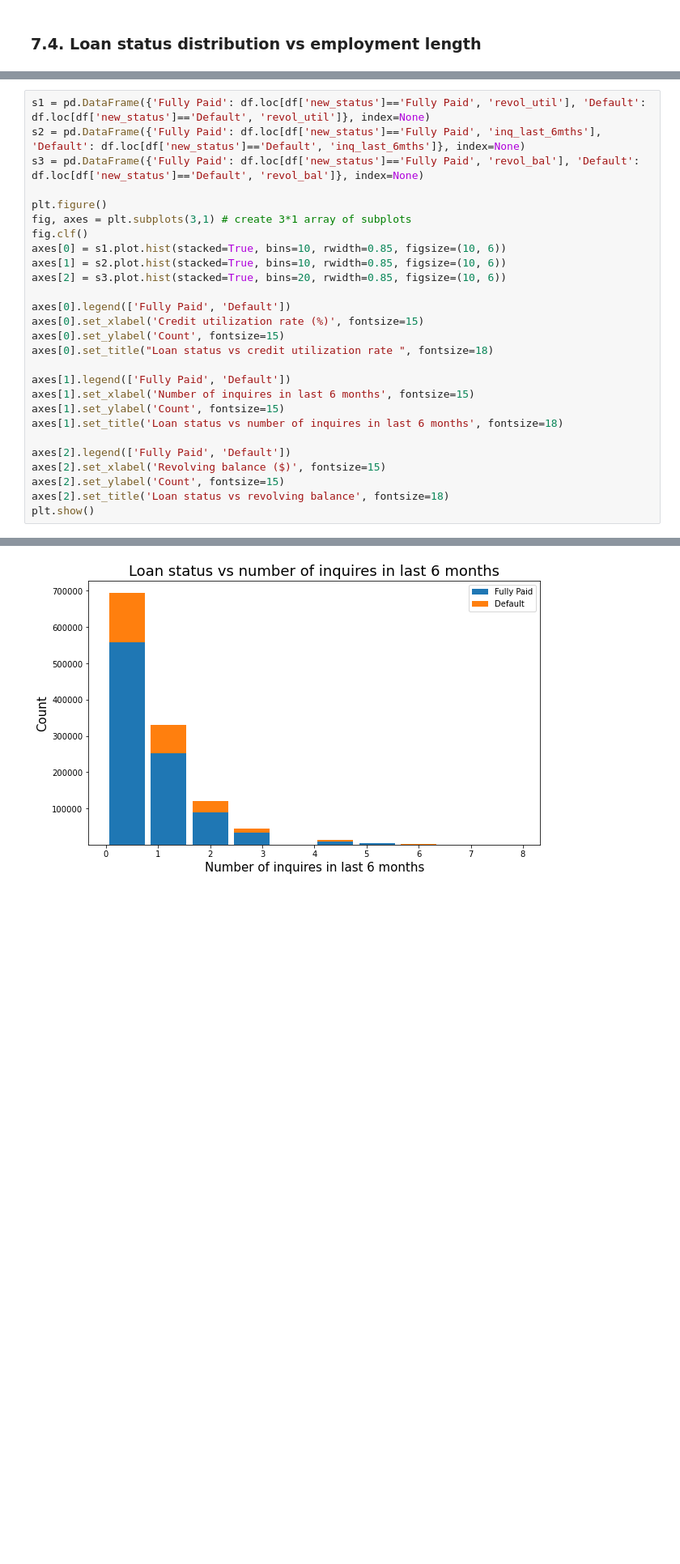
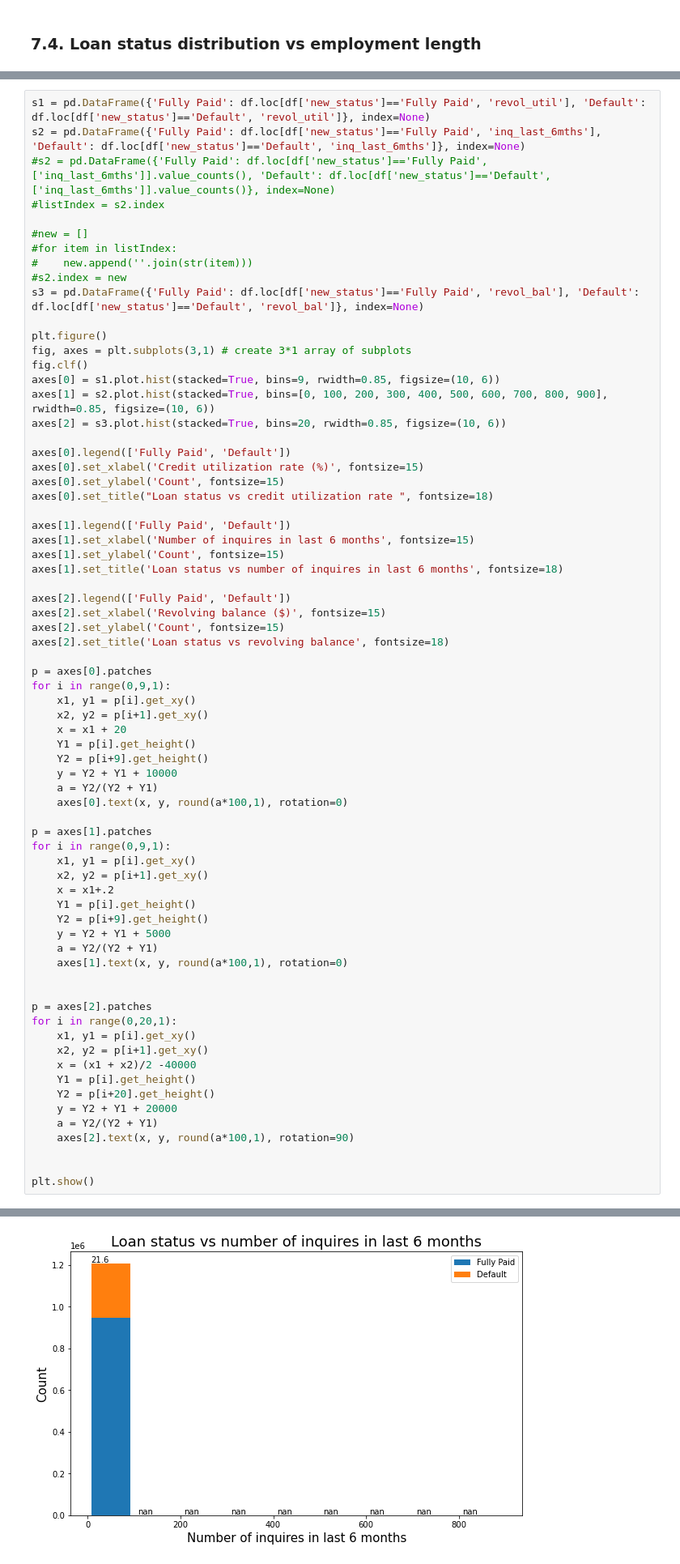
Before and after one commit to somayehY/SomayeYoussefi, a Jupyter notebook: LendingClub/LendingClub_ExploratoryDataAnalysis.ipynb, the cells around one changed output, grey strips where cells are left out. Shown at 81% size. Saved outputs shown, nothing was run; the diff lists cells and outputs as text; blank space fills up the shorter version.

```diff
--- a/LendingClub/LendingClub_ExploratoryDataAnalysis.ipynb
+++ b/LendingClub/LendingClub_ExploratoryDataAnalysis.ipynb
@@ -585,13 +614,20 @@ The next set of features that is investigated describe how an applicant uses the
 # %%
 s1 = pd.DataFrame({'Fully Paid': df.loc[df['new_status']=='Fully Paid', 'revol_util'], 'Default': df.loc[df['new_status']=='Default', 'revol_util']}, index=None)
 s2 = pd.DataFrame({'Fully Paid': df.loc[df['new_status']=='Fully Paid', 'inq_last_6mths'], 'Default': df.loc[df['new_status']=='Default', 'inq_last_6mths']}, index=None)
+#s2 = pd.DataFrame({'Fully Paid': df.loc[df['new_status']=='Fully Paid', ['inq_last_6mths']].value_counts(), 'Default': df.loc[df['new_status']=='Default', ['inq_last_6mths']].value_counts()}, index=None)
+#listIndex = s2.index
+
+#new = []
+#for item in listIndex:
+#    new.append(''.join(str(item)))
+#s2.index = new
 s3 = pd.DataFrame({'Fully Paid': df.loc[df['new_status']=='Fully Paid', 'revol_bal'], 'Default': df.loc[df['new_status']=='Default', 'revol_bal']}, index=None)
 
 plt.figure()
 fig, axes = plt.subplots(3,1) # create 3*1 array of subplots
 fig.clf()
-axes[0] = s1.plot.hist(stacked=True, bins=10, rwidth=0.85, figsize=(10, 6))
-axes[1] = s2.plot.hist(stacked=True, bins=10, rwidth=0.85, figsize=(10, 6))
+axes[0] = s1.plot.hist(stacked=True, bins=9, rwidth=0.85, figsize=(10, 6))
+axes[1] = s2.plot.hist(stacked=True, bins=[0, 100, 200, 300, 400, 500, 600, 700, 800, 900], rwidth=0.85, figsize=(10, 6))
 axes[2] = s3.plot.hist(stacked=True, bins=20, rwidth=0.85, figsize=(10, 6))
 
 axes[0].legend(['Fully Paid', 'Default'])
@@ -608,6 +644,42 @@ axes[2].legend(['Fully Paid', 'Default'])
 axes[2].set_xlabel('Revolving balance ($)', fontsize=15)
 axes[2].set_ylabel('Count', fontsize=15)
 axes[2].set_title('Loan status vs revolving balance', fontsize=18)
+
+p = axes[0].patches
+for i in range(0,9,1):
+    x1, y1 = p[i].get_xy()
+    x2, y2 = p[i+1].get_xy()
+    x = x1 + 20
+    Y1 = p[i].get_height()
+    Y2 = p[i+9].get_height()
+    y = Y2 + Y1 + 10000
+    a = Y2/(Y2 + Y1)
+    axes[0].text(x, y, round(a*100,1), rotation=0)
+
+p = axes[1].patches
+for i in range(0,9,1):
+    x1, y1 = p[i].get_xy()
+    x2, y2 = p[i+1].get_xy()
+    x = x1+.2
+    Y1 = p[i].get_height()
+    Y2 = p[i+9].get_height()
+    y = Y2 + Y1 + 5000
+    a = Y2/(Y2 + Y1)
+    axes[1].text(x, y, round(a*100,1), rotation=0)
+
+
+p = axes[2].patches
+for i in range(0,20,1):
+    x1, y1 = p[i].get_xy()
+    x2, y2 = p[i+1].get_xy()
+    x = (x1 + x2)/2 -40000
+    Y1 = p[i].get_height()
+    Y2 = p[i+20].get_height()
+    y = Y2 + Y1 + 20000
+    a = Y2/(Y2 + Y1)
+    axes[2].text(x, y, round(a*100,1), rotation=90)
+
+
 plt.show()
 # %% [output]
 <Figure size 432x288 with 0 Axes>
@@ -616 +688 @@ plt.show()
-[figure, old version]
+[figure, new version]
```
Also changed, not shown: parts of 26 cells of this notebook.
